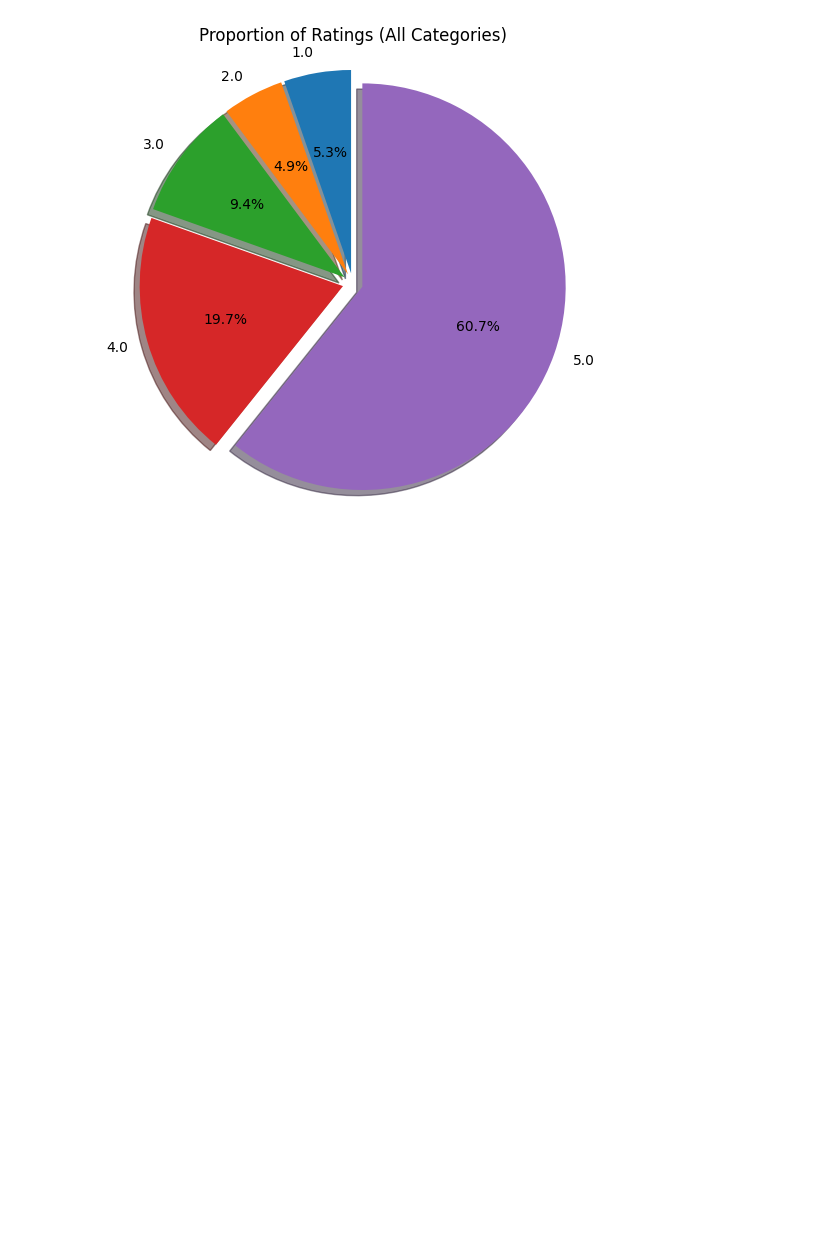
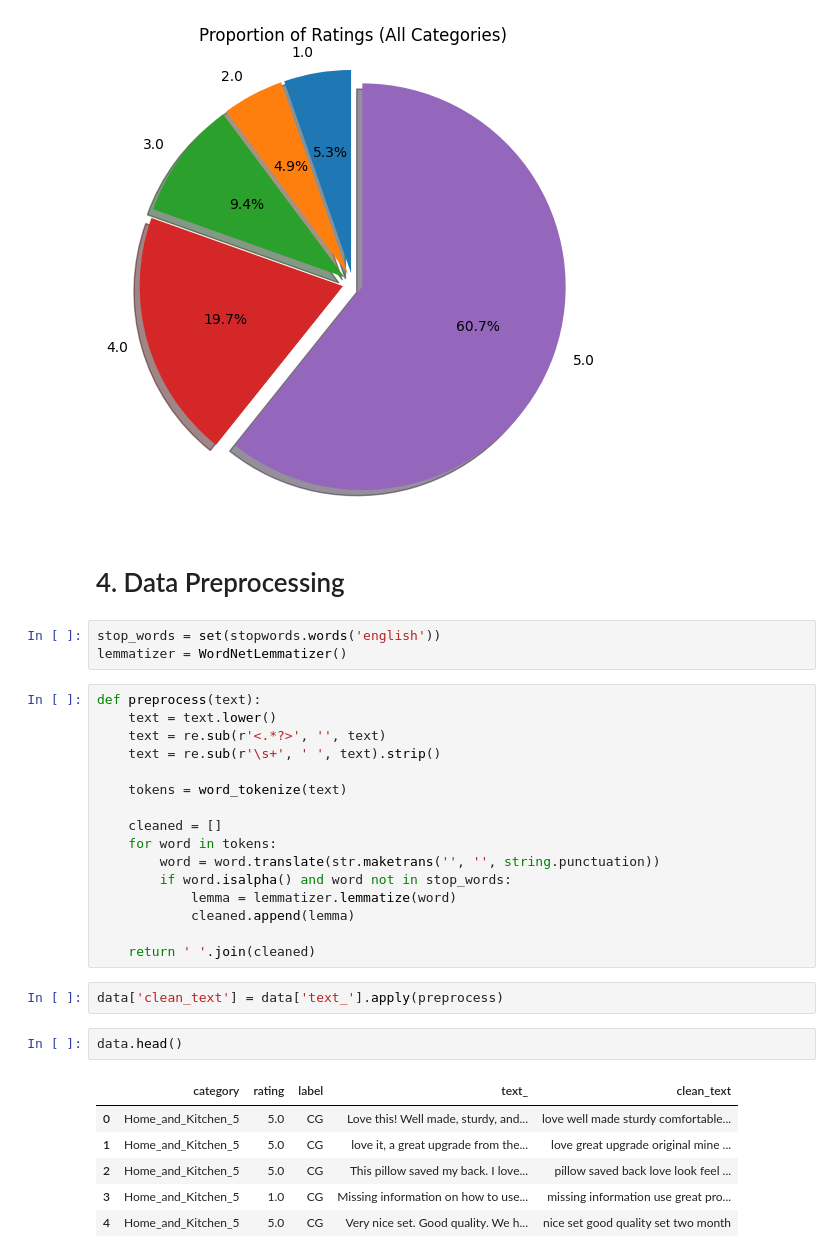
Before and after one commit to 7rohxt/ai-learning-projects, a Jupyter notebook: fake_reviews.ipynb, the cells around one changed output. Saved outputs shown, nothing was run; the diff lists cells and outputs as text; blank space fills up the shorter version.

Commit message:
feat: preprocessed reviews with lemmetization after comparing with stemming

```diff
--- a/fake_reviews.ipynb
+++ b/fake_reviews.ipynb
@@ -100,3 +105,35 @@ plt.axis('equal')
 plt.show()
 # %% [output]
 [figure]
+# %% [markdown]
+# 4. Data Preprocessing
+# %%
+stop_words = set(stopwords.words('english'))
+lemmatizer = WordNetLemmatizer()
+# %%
+def preprocess(text):
+    text = text.lower()
+    text = re.sub(r'<.*?>', '', text)
+    text = re.sub(r'\s+', ' ', text).strip()
+
+    tokens = word_tokenize(text)
+
+    cleaned = []
+    for word in tokens:
+        word = word.translate(str.maketrans('', '', string.punctuation))
+        if word.isalpha() and word not in stop_words:
+            lemma = lemmatizer.lemmatize(word)
+            cleaned.append(lemma)
+
+    return ' '.join(cleaned)
+# %%
+data['clean_text'] = data['text_'].apply(preprocess)
+# %%
+data.head()
+# %% [output]
+|  | category | rating | label | text_ | clean_text |
+| 0 | Home_and_Kitchen_5 | 5.0 | CG | Love this! Well made, sturdy, and... | love well made sturdy comfortable... |
+| 1 | Home_and_Kitchen_5 | 5.0 | CG | love it, a great upgrade from the... | love great upgrade original mine ... |
+| 2 | Home_and_Kitchen_5 | 5.0 | CG | This pillow saved my back. I love... | pillow saved back love look feel ... |
+| 3 | Home_and_Kitchen_5 | 1.0 | CG | Missing information on how to use... | missing information use great pro... |
+| 4 | Home_and_Kitchen_5 | 5.0 | CG | Very nice set. Good quality. We h... | nice set good quality set two month |
```
Also changed, not shown: parts of 7 cells of this notebook.
